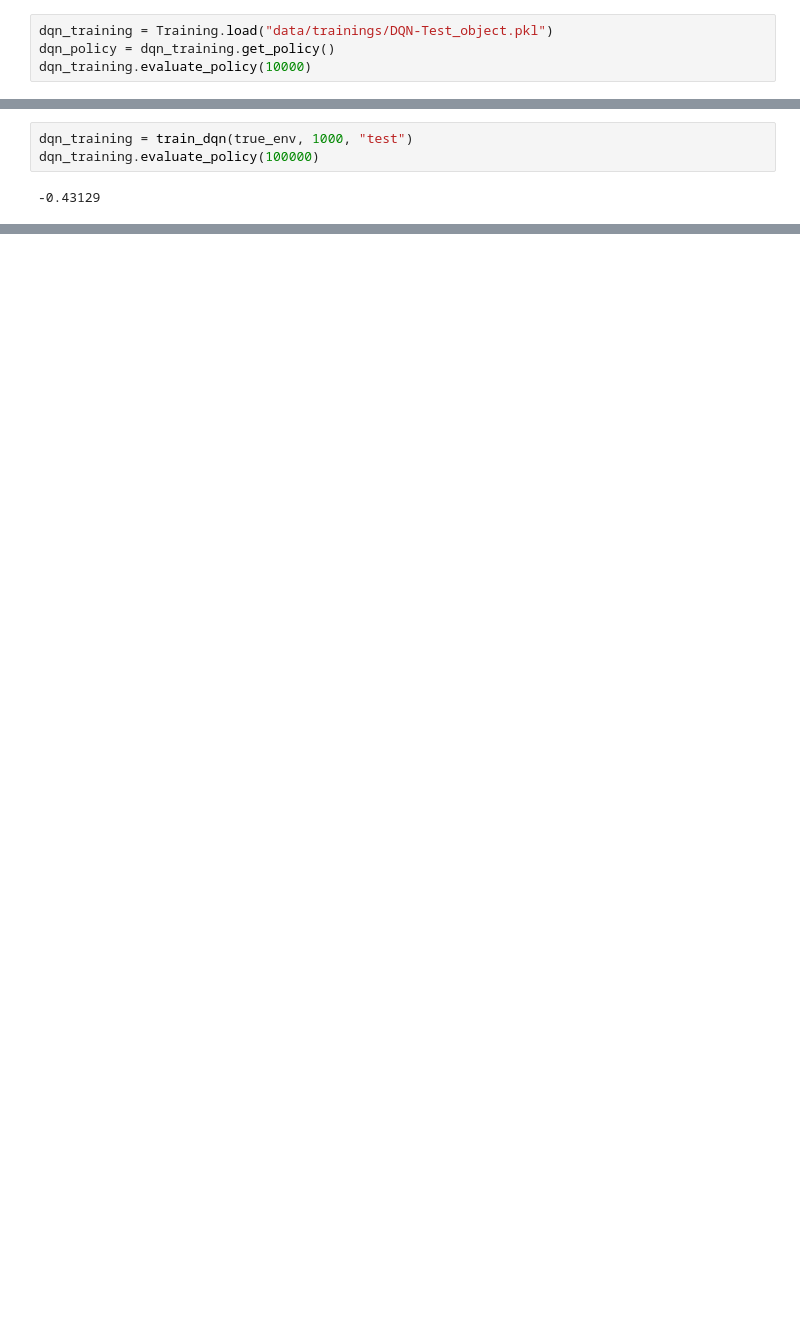
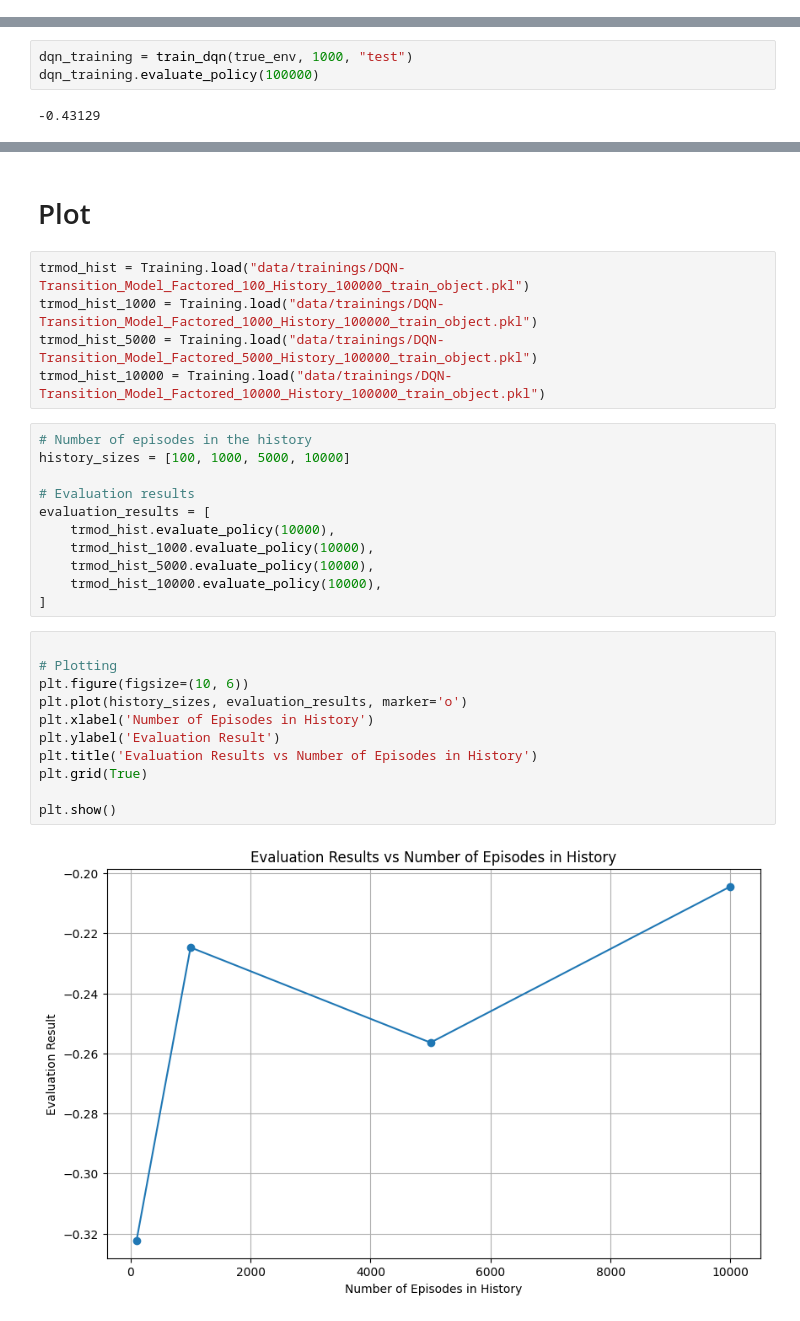
Before and after one commit to luisastue/hc-rl-thompson-sampling, a Jupyter notebook: sepsis/custom_sepsis/src/custom_sepsis/trmat_factored_history.ipynb, the cells around one changed output, grey strips where cells are left out. Cells and saved outputs as stored; diff of their text form; blank space fills up the shorter version.

```diff
--- a/sepsis/custom_sepsis/src/custom_sepsis/trmat_factored_history.ipynb
+++ b/sepsis/custom_sepsis/src/custom_sepsis/trmat_factored_history.ipynb
@@ -12,4 +4,0 @@ env = TrModelEnv(transition_model_full())
-# %%
-dqn_training = Training.load("data/trainings/DQN-Test_object.pkl")
-dqn_policy = dqn_training.get_policy()
-dqn_training.evaluate_policy(10000)
@@ -61,0 +99,31 @@ dqn_training.evaluate_policy(100000)
+# %% [markdown]
+# Plot
+# %%
+trmod_hist = Training.load("data/trainings/DQN-Transition_Model_Factored_100_History_100000_train_object.pkl")
+trmod_hist_1000 = Training.load("data/trainings/DQN-Transition_Model_Factored_1000_History_100000_train_object.pkl")
+trmod_hist_5000 = Training.load("data/trainings/DQN-Transition_Model_Factored_5000_History_100000_train_object.pkl")
+trmod_hist_10000 = Training.load("data/trainings/DQN-Transition_Model_Factored_10000_History_100000_train_object.pkl")
+# %%
+# Number of episodes in the history
+history_sizes = [100, 1000, 5000, 10000]
+
+# Evaluation results
+evaluation_results = [
+    trmod_hist.evaluate_policy(10000),
+    trmod_hist_1000.evaluate_policy(10000),
+    trmod_hist_5000.evaluate_policy(10000),
+    trmod_hist_10000.evaluate_policy(10000),
+]
+# %%
+
+# Plotting
+plt.figure(figsize=(10, 6))
+plt.plot(history_sizes, evaluation_results, marker='o')
+plt.xlabel('Number of Episodes in History')
+plt.ylabel('Evaluation Result')
+plt.title('Evaluation Results vs Number of Episodes in History')
+plt.grid(True)
+
+plt.show()
+# %% [output]
+[figure, added]
```
Also changed, not shown: parts of 18 cells of this notebook, 37 other files.
